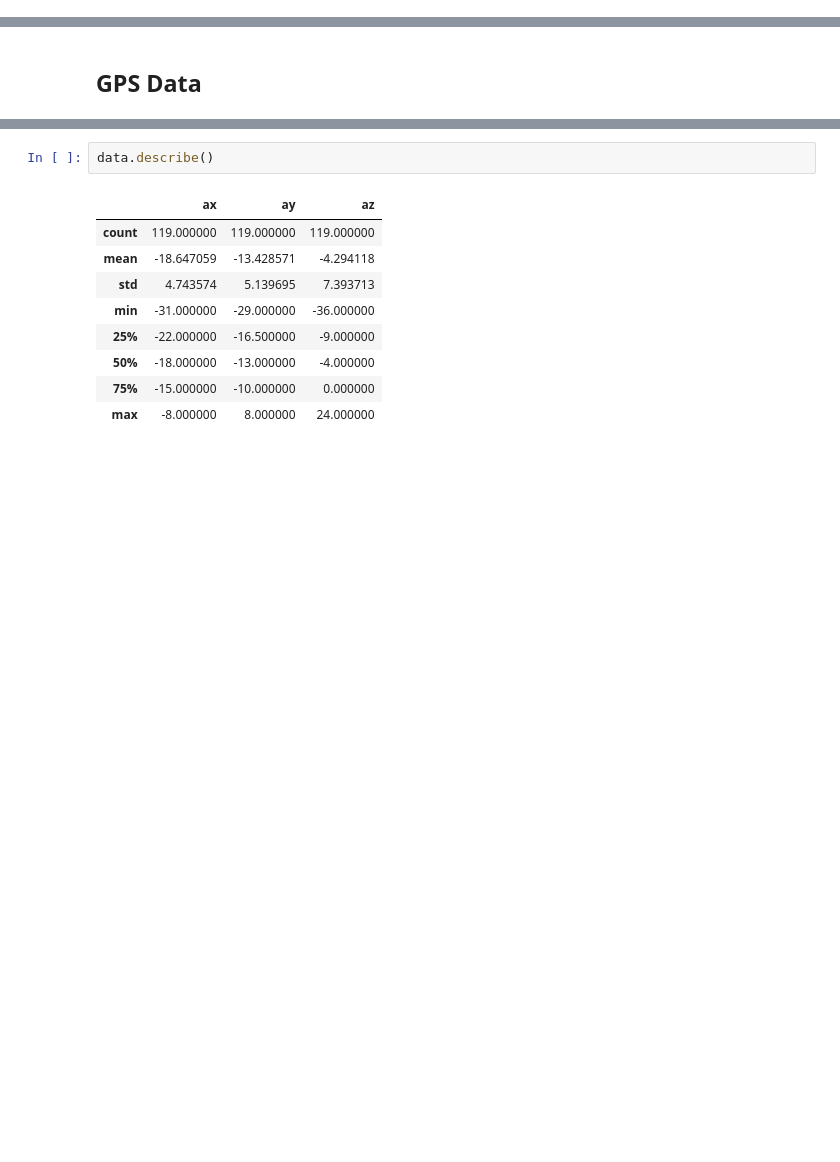
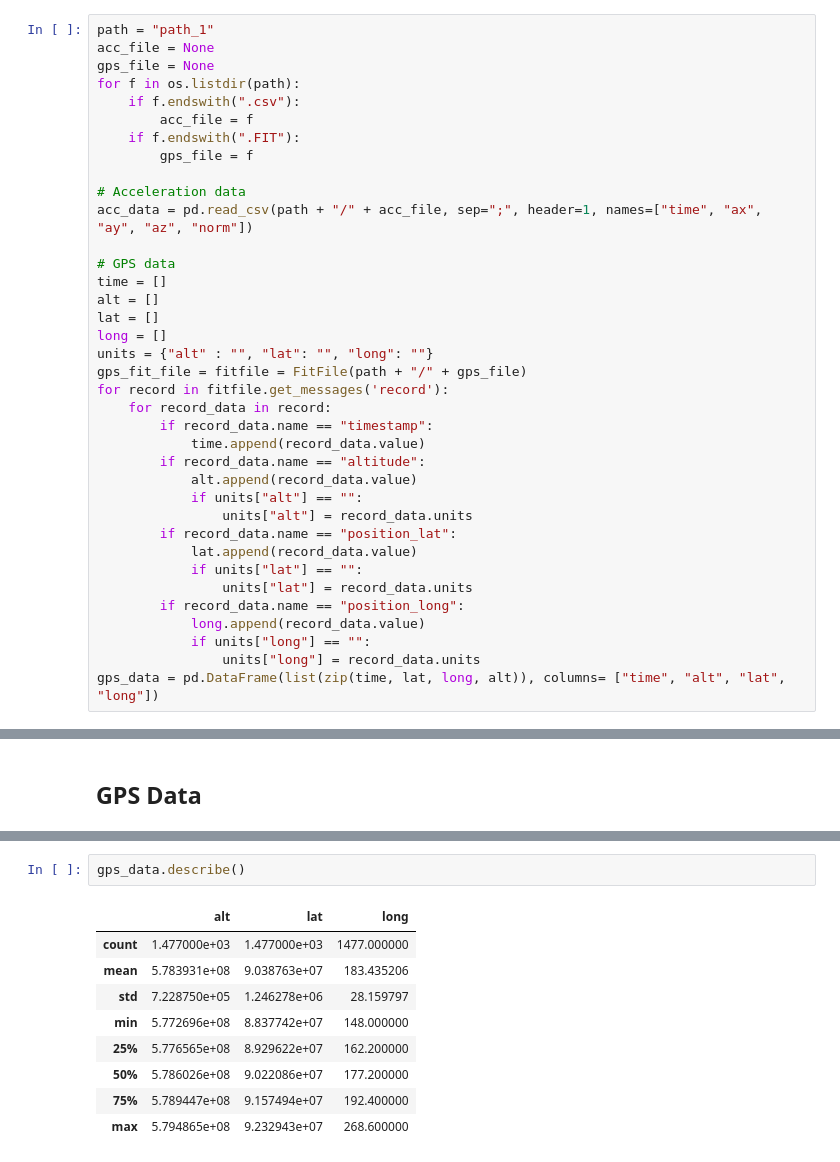
Before and after one commit to FABallemand/ProjetIngenieur, a Jupyter notebook: helbert/data/2023_03_02/data_analysis.ipynb, the cells around one changed output, grey strips where cells are left out. Cells and saved outputs as stored; diff of their text form; blank space fills up the shorter version.

```diff
--- a/helbert/data/2023_03_02/data_analysis.ipynb
+++ b/helbert/data/2023_03_02/data_analysis.ipynb
@@ -22,0 +14,37 @@ acc_data = pd.read_csv(path + "/" + acc_file, sep=";", header=1, names=["time",
+# %%
+path = "path_1"
+acc_file = None
+gps_file = None
+for f in os.listdir(path):
+    if f.endswith(".csv"):
+        acc_file = f
+    if f.endswith(".FIT"):
+        gps_file = f
+
+# Acceleration data
+acc_data = pd.read_csv(path + "/" + acc_file, sep=";", header=1, names=["time", "ax", "ay", "az", "norm"])
+
+# GPS data
+time = []
+alt = []
+lat = []
+long = []
+units = {"alt" : "", "lat": "", "long": ""}
+gps_fit_file = fitfile = FitFile(path + "/" + gps_file)
+for record in fitfile.get_messages('record'):
+    for record_data in record:
+        if record_data.name == "timestamp":
+            time.append(record_data.value)
+        if record_data.name == "altitude":
+            alt.append(record_data.value)
+            if units["alt"] == "":
+                units["alt"] = record_data.units
+        if record_data.name == "position_lat":
+            lat.append(record_data.value)
+            if units["lat"] == "":
+                units["lat"] = record_data.units
+        if record_data.name == "position_long":
+            long.append(record_data.value)
+            if units["long"] == "":
+                units["long"] = record_data.units
+gps_data = pd.DataFrame(list(zip(time, lat, long, alt)), columns= ["time", "alt", "lat", "long"])
@@ -79,12 +123,12 @@ Text(0.5, 1.0, 'Acceleration Z')
 # %%
-data.describe()
+gps_data.describe()
 # %% [output]
-|  | ax | ay | az |
-| count | 119.000000 | 119.000000 | 119.000000 |
-| mean | -18.647059 | -13.428571 | -4.294118 |
-| std | 4.743574 | 5.139695 | 7.393713 |
-| min | -31.000000 | -29.000000 | -36.000000 |
-| 25% | -22.000000 | -16.500000 | -9.000000 |
-| 50% | -18.000000 | -13.000000 | -4.000000 |
-| 75% | -15.000000 | -10.000000 | 0.000000 |
-| max | -8.000000 | 8.000000 | 24.000000 |
+|  | alt | lat | long |
+| count | 1.477000e+03 | 1.477000e+03 | 1477.000000 |
+| mean | 5.783931e+08 | 9.038763e+07 | 183.435206 |
+| std | 7.228750e+05 | 1.246278e+06 | 28.159797 |
+| min | 5.772696e+08 | 8.837742e+07 | 148.000000 |
+| 25% | 5.776565e+08 | 8.929622e+07 | 162.200000 |
+| 50% | 5.786026e+08 | 9.022086e+07 | 177.200000 |
+| 75% | 5.789447e+08 | 9.157494e+07 | 192.400000 |
+| max | 5.794865e+08 | 9.232943e+07 | 268.600000 |
```
Also changed, not shown: parts of 6 cells of this notebook, 3 other files.
